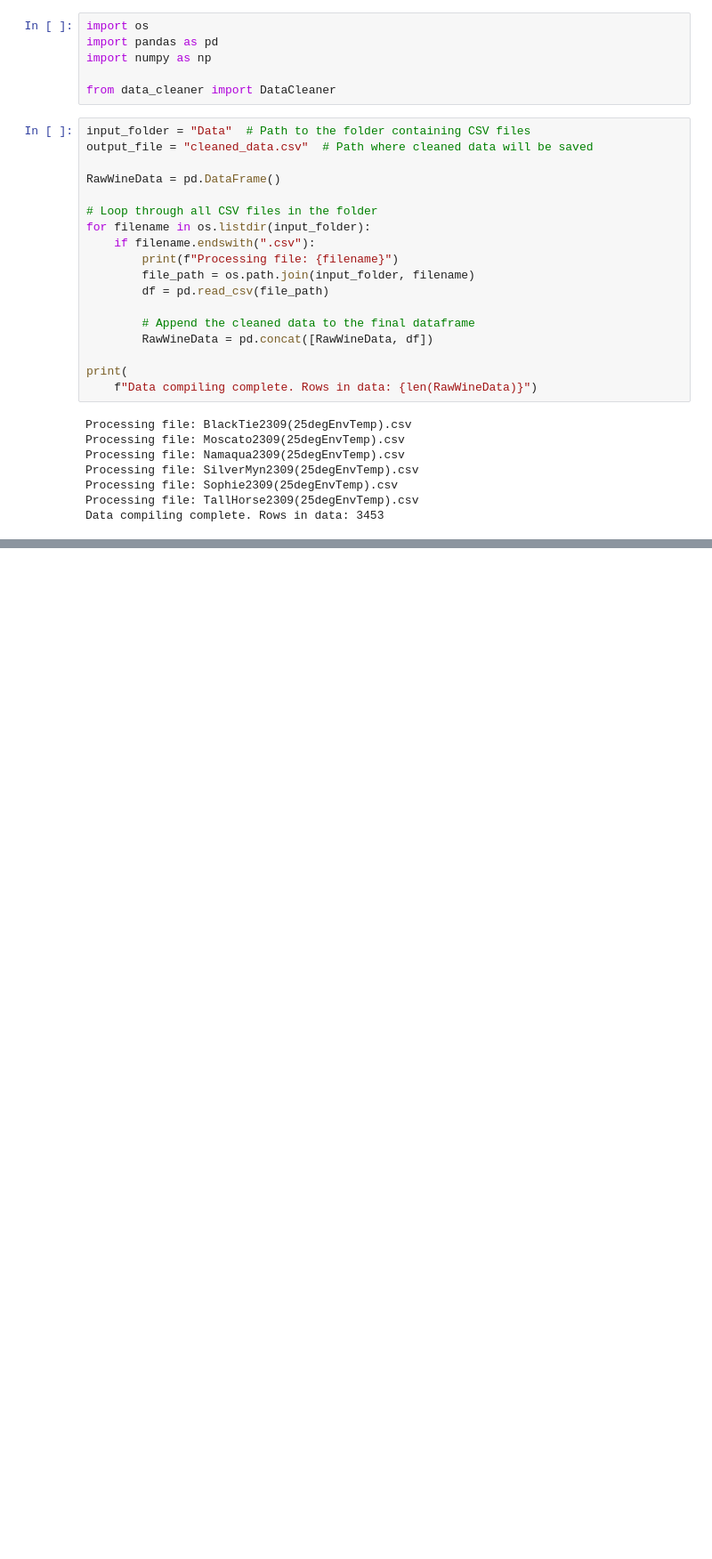
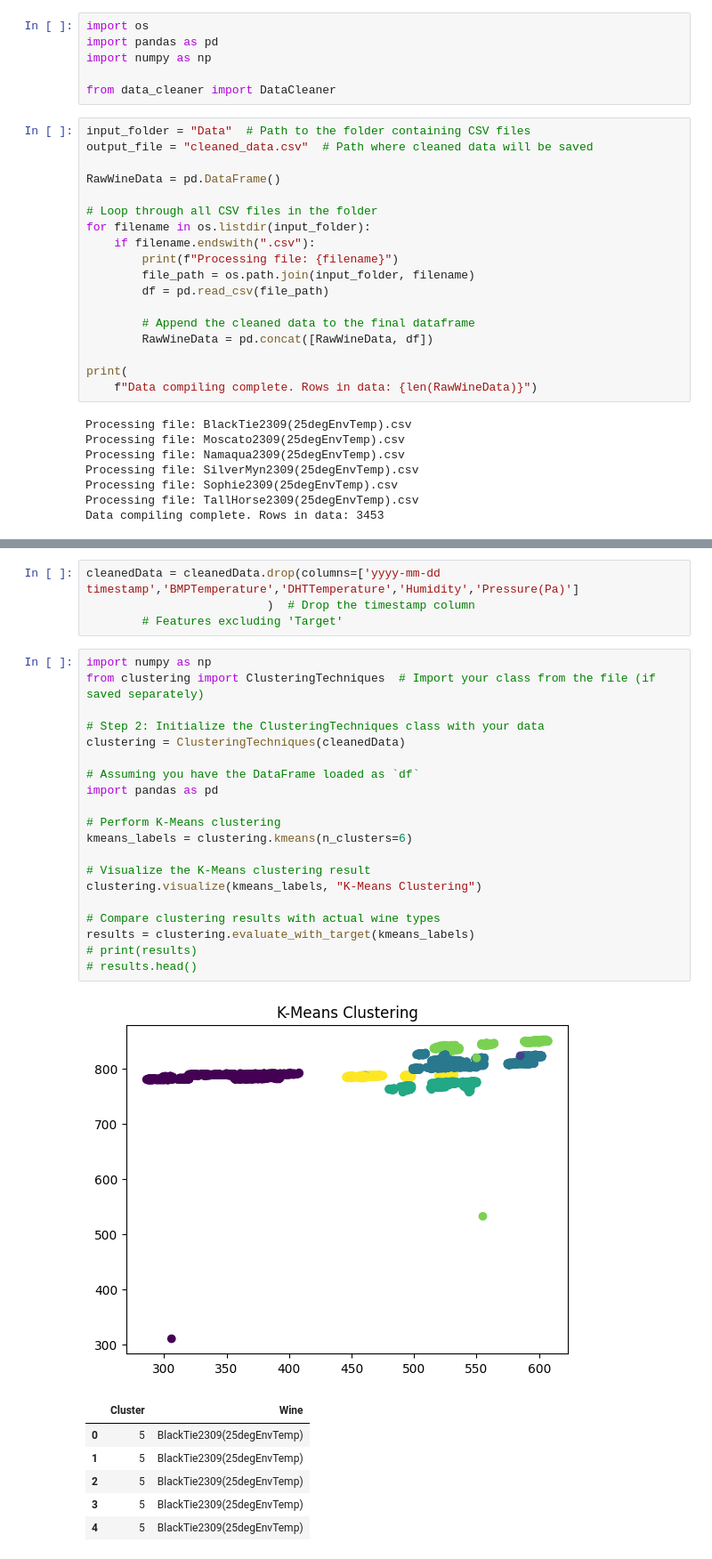
Before and after one commit to AidanRabinowitz/ArduinoWineSniffer, a Jupyter notebook: src/WineDataAnalysis.ipynb, the cells around one changed output, grey strips where cells are left out. Shown at 89% size. Cells and saved outputs as stored; diff of their text form; blank space fills up the shorter version.

```diff
--- a/src/WineDataAnalysis.ipynb
+++ b/src/WineDataAnalysis.ipynb
@@ -70,0 +55,32 @@ cleaner.plot_histograms(cleanedData)
+# %%
+cleanedData = cleanedData.drop(columns=['yyyy-mm-dd timestamp','BMPTemperature','DHTTemperature','Humidity','Pressure(Pa)']
+                          )  # Drop the timestamp column
+        # Features excluding 'Target'
+# %%
+import numpy as np
+from clustering import ClusteringTechniques  # Import your class from the file (if saved separately)
+
+# Step 2: Initialize the ClusteringTechniques class with your data
+clustering = ClusteringTechniques(cleanedData)
+
+# Assuming you have the DataFrame loaded as `df`
+import pandas as pd
+
+# Perform K-Means clustering
+kmeans_labels = clustering.kmeans(n_clusters=6)
+
+# Visualize the K-Means clustering result
+clustering.visualize(kmeans_labels, "K-Means Clustering")
+
+# Compare clustering results with actual wine types
+results = clustering.evaluate_with_target(kmeans_labels)
+# print(results)
+# results.head()
+# %% [output]
+[figure, added]
+|  | Cluster | Wine |
+| 0 | 5 | BlackTie2309(25degEnvTemp) |
+| 1 | 5 | BlackTie2309(25degEnvTemp) |
+| 2 | 5 | BlackTie2309(25degEnvTemp) |
+| 3 | 5 | BlackTie2309(25degEnvTemp) |
+| 4 | 5 | BlackTie2309(25degEnvTemp) |
```
Also changed, not shown: parts of 4 cells of this notebook, 5 other files.
